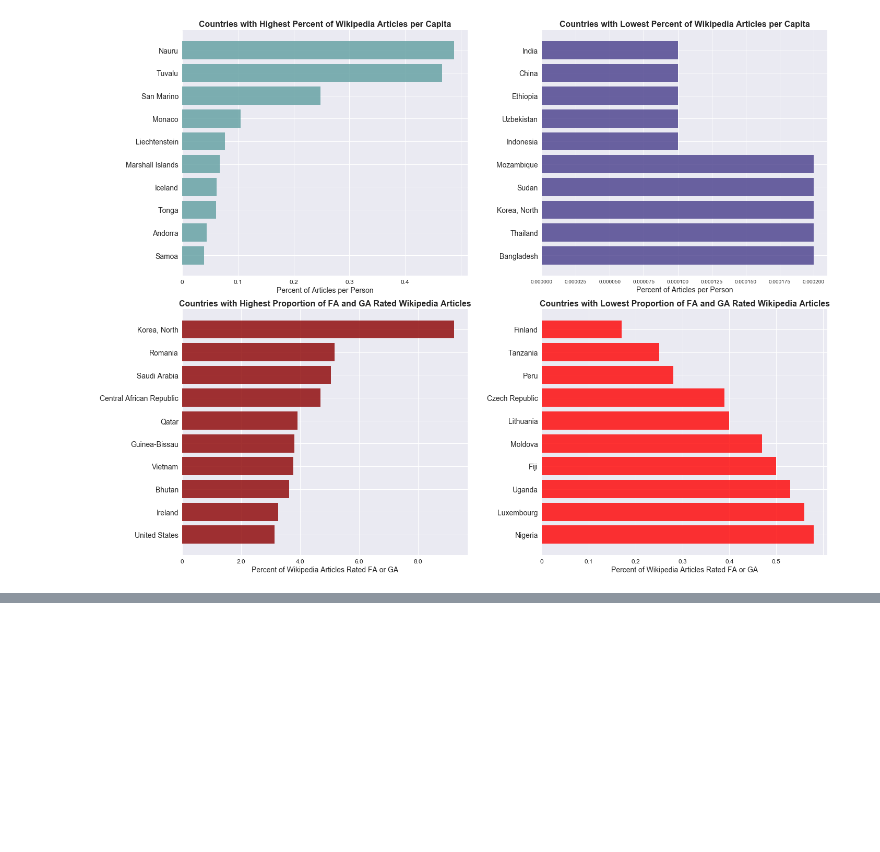
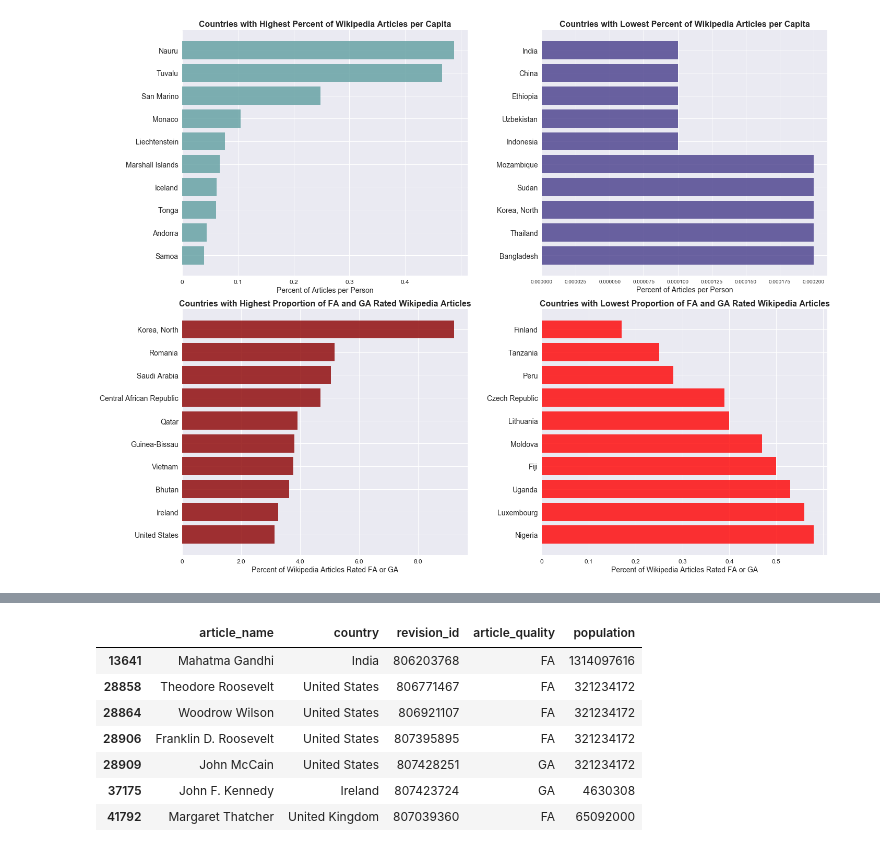
Before and after one commit to orbitse/data-512-a2, a Jupyter notebook: hcds-a2-bias.ipynb, the cells around one changed output, grey strips where cells are left out. Cells and saved outputs as stored; diff of their text form; code cells hidden in the pictures; blank space fills up the shorter version.

```diff
--- a/hcds-a2-bias.ipynb
+++ b/hcds-a2-bias.ipynb
@@ -605,0 +685,58 @@ fig.savefig("WikipediaBiasDataPlot.png")
+# %%
+combine_df.loc[combine_df["article_name"].isin(["George Washington",
+                                                "John Adams",
+                                                "Thomas Jefferson"
+                                                "James Madison",
+                                                "James Monroe",
+                                                "John Quincy Adams",
+                                                "Andrew Jackson",
+                                                "Abraham Lincoln",
+                                                "Ulysses S. Grant",
+                                                "Rutherford B. Hayes",
+                                                "James A. Garfield",
+                                                "Theodore Roosevelt",
+                                                "William Howard Taft",
+                                                "Woodrow Wilson",
+                                                "Warren G. Harding",
+                                                "Benjamin Harrison",
+                                                "Grover Cleveland",
+                                                "Calvin Coolidge",
+                                                "Herbert Hoover",
+                                                "Franklin D. Roosevelt",
+                                                "Harry S. Truman",
+                                                "Dwight D. Eisenhower",
+                                                "John F. Kennedy",
+                                                "Lyndon B. Johnson",
+                                                "Richard Nixon",
+                                                "Richard M. Nixon"
+                                                "Gerald Ford",
+                                                "Jimmy Carter",
+                                                "Ronald Reagan",
+                                                "George H. W. Bush",
+                                                "Bill Clinton",
+                                                "Hillary Clinton",
+                                                "Hillary Rodham Clinton",
+                                                "William J. Clinton",
+                                                "George W. Bush",
+                                                "George Bush",
+                                                "Barack Obama",
+                                                "Donald Trump",
+                                                "Donald J. Trump",
+                                                "John McCain",
+                                                "Bernie Sanders",
+                                                "Sarah Palin",
+                                                "Mahatma Gandhi",
+                                                "Margaret Thatcher",
+                                                "Vladimir Putin",
+                                                "Vicente Fox",
+                                                "Enrique Peña Nieto",
+                                                "Enrique Nieto"])]
+# %% [output]
+|  | article_name | country | revision_id | article_quality | population |
+| 13641 | Mahatma Gandhi | India | 806203768 | FA | 1314097616 |
+| 28858 | Theodore Roosevelt | United States | 806771467 | FA | 321234172 |
+| 28864 | Woodrow Wilson | United States | 806921107 | FA | 321234172 |
+| 28906 | Franklin D. Roosevelt | United States | 807395895 | FA | 321234172 |
+| 28909 | John McCain | United States | 807428251 | GA | 321234172 |
+| 37175 | John F. Kennedy | Ireland | 807423724 | GA | 4630308 |
+| 41792 | Margaret Thatcher | United Kingdom | 807039360 | FA | 65092000 |
```
Also changed, not shown: parts of 10 cells of this notebook.
